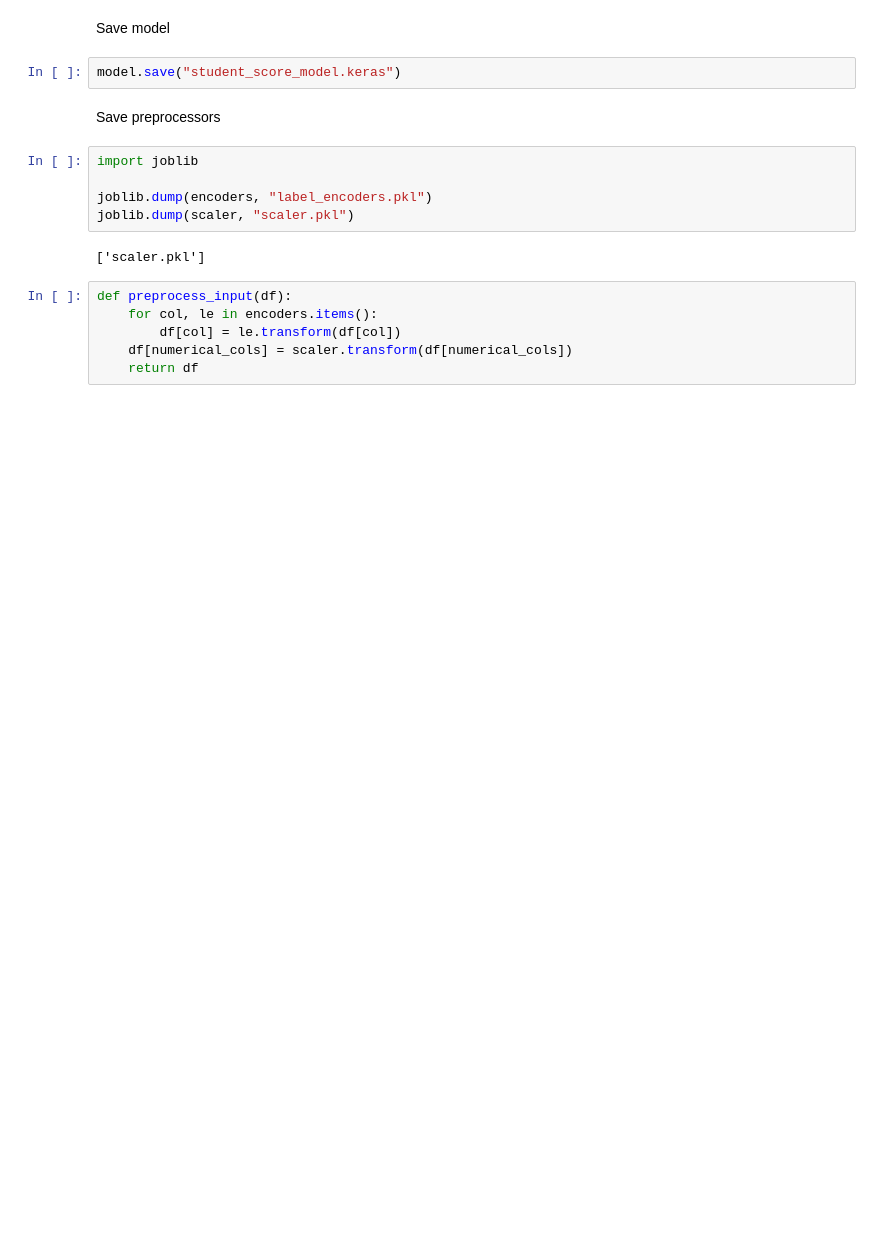
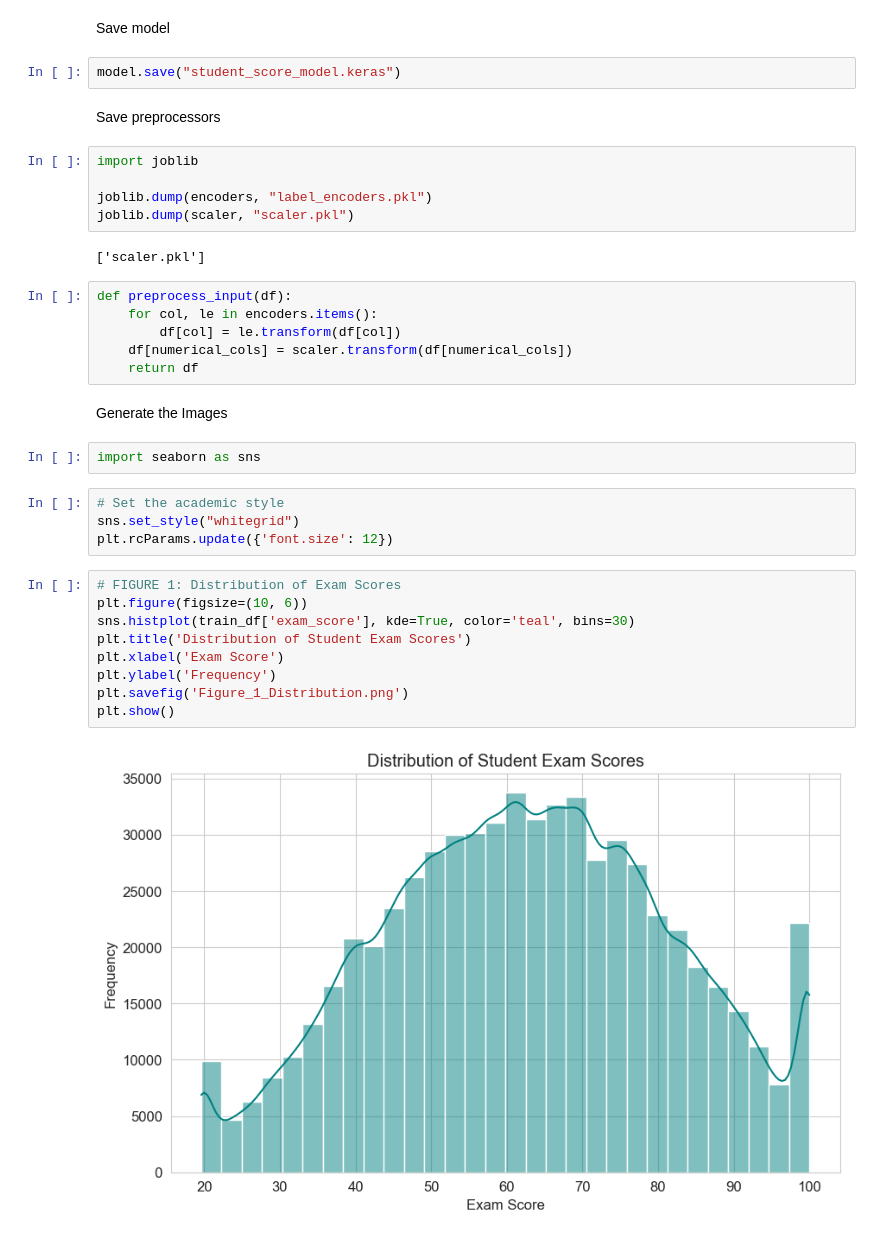
Before and after one commit to SanujaMenath/Student-Score-Prediction-AI, a Jupyter notebook: Test_Scores.ipynb, the cells around one changed output. Saved outputs shown, nothing was run; the diff lists cells and outputs as text; blank space fills up the shorter version.

```diff
--- a/Test_Scores.ipynb
+++ b/Test_Scores.ipynb
@@ -229,3 +229,22 @@ def preprocess_input(df):
         df[col] = le.transform(df[col])
     df[numerical_cols] = scaler.transform(df[numerical_cols])
     return df
+# %% [markdown]
+Generate the Images
+# %%
+import seaborn as sns
+# %%
+# Set the academic style
+sns.set_style("whitegrid")
+plt.rcParams.update({'font.size': 12})
+# %%
+# FIGURE 1: Distribution of Exam Scores
+plt.figure(figsize=(10, 6))
+sns.histplot(train_df['exam_score'], kde=True, color='teal', bins=30)
+plt.title('Distribution of Student Exam Scores')
+plt.xlabel('Exam Score')
+plt.ylabel('Frequency')
+plt.savefig('Figure_1_Distribution.png')
+plt.show()
+# %% [output]
+[figure, added]
```
Also changed, not shown: parts of 2 cells of this notebook, 1 other file.
